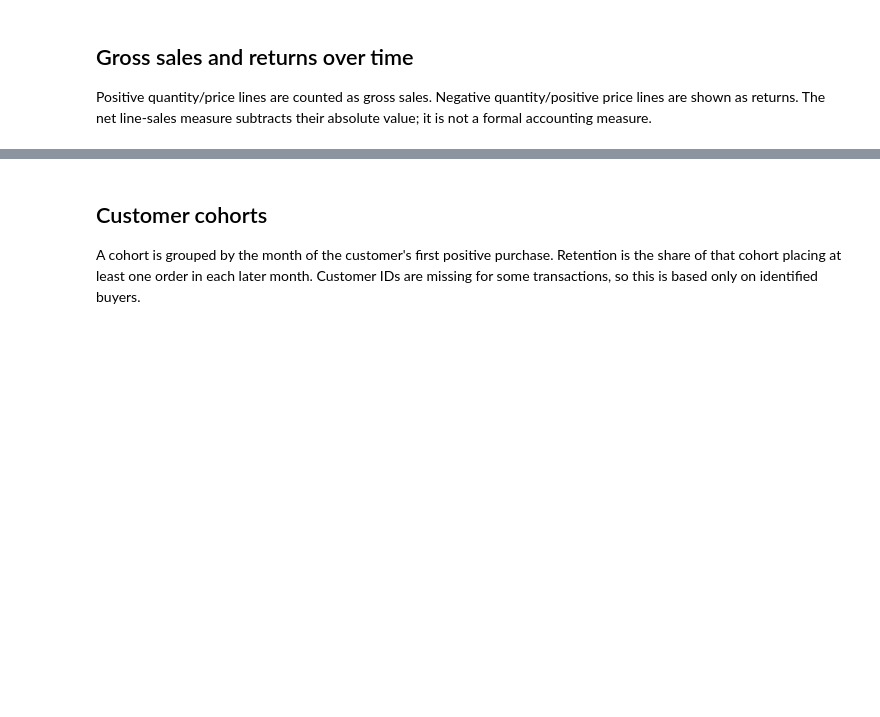
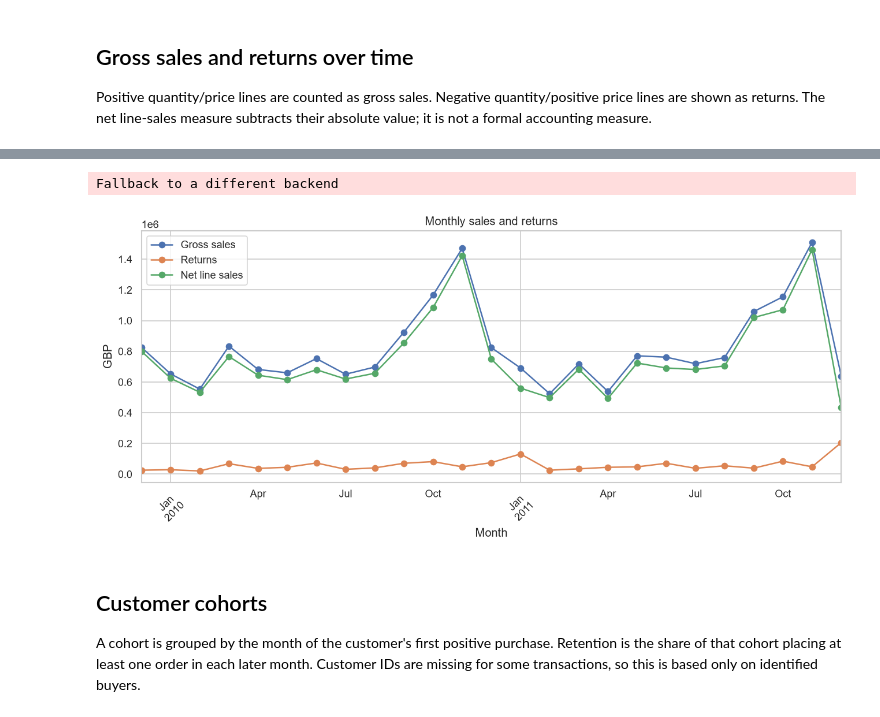
Before and after one commit to Iparkhan/ecommerce-revenue-customer-intelligence, a Jupyter notebook: notebooks/01_initial_exploration.ipynb, the cells around one changed output, grey strips where cells are left out. Cells and saved outputs as stored; diff of their text form; code cells hidden in the pictures; blank space fills up the shorter version.

```diff
--- a/notebooks/01_initial_exploration.ipynb
+++ b/notebooks/01_initial_exploration.ipynb
@@ -77,10 +147,16 @@ monthly.tail()
 # %%
 sns.set_theme(style='whitegrid')
 ax = monthly.plot(figsize=(11, 5), marker='o')
 ax.set(title='Monthly sales and returns', xlabel='Month', ylabel='GBP')
 plt.xticks(rotation=45)
 plt.tight_layout()
-plt.show()
+buffer = io.BytesIO()
+ax.figure.savefig(buffer, format='png', dpi=120, bbox_inches='tight')
+display(Image(data=buffer.getvalue()))
+plt.close(ax.figure)
+# %% [output]
+Fallback to a different backend
+[figure, added]
 # %% [markdown]
 ## Customer cohorts
 
```
Also changed, not shown: parts of 10 cells of this notebook, 1 other file.
